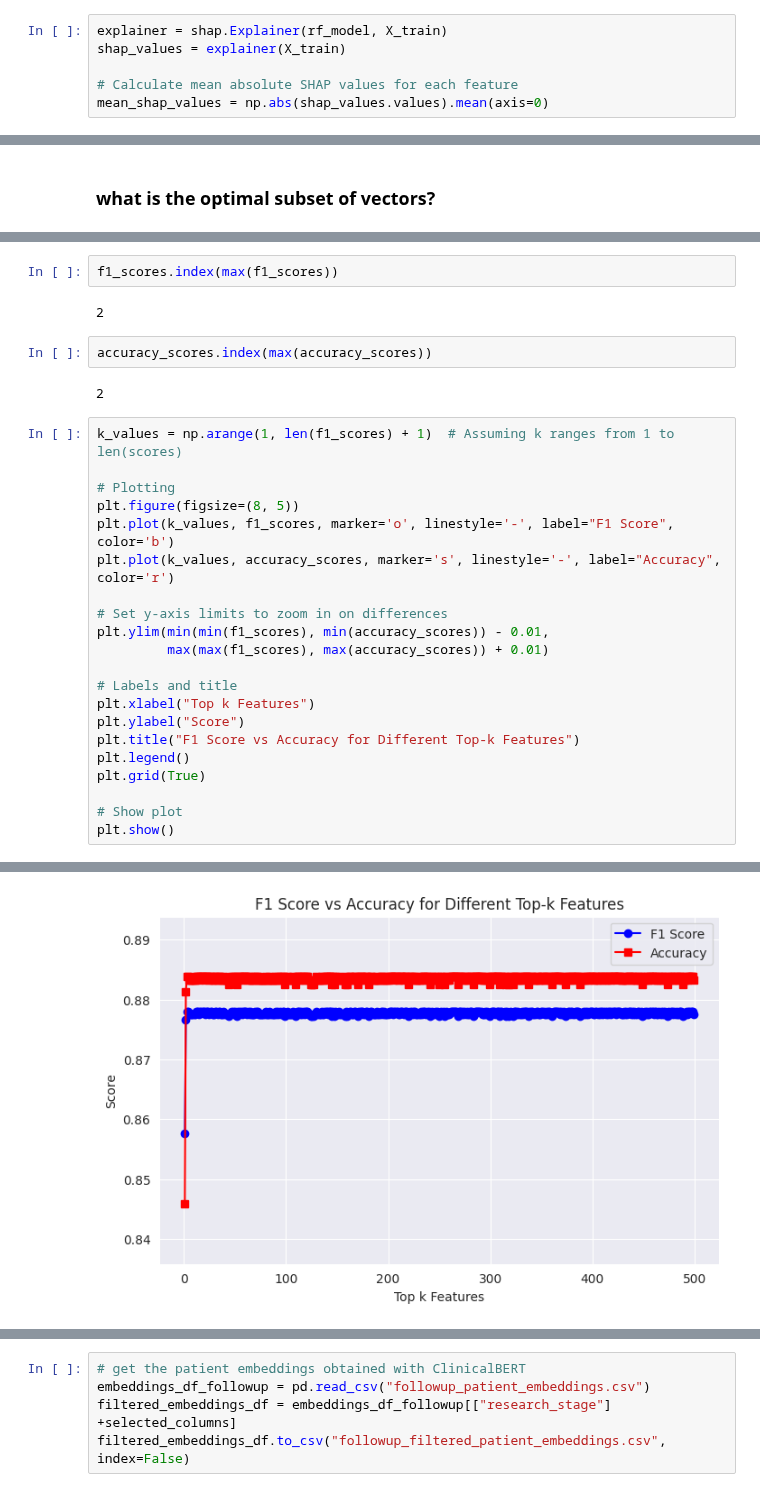
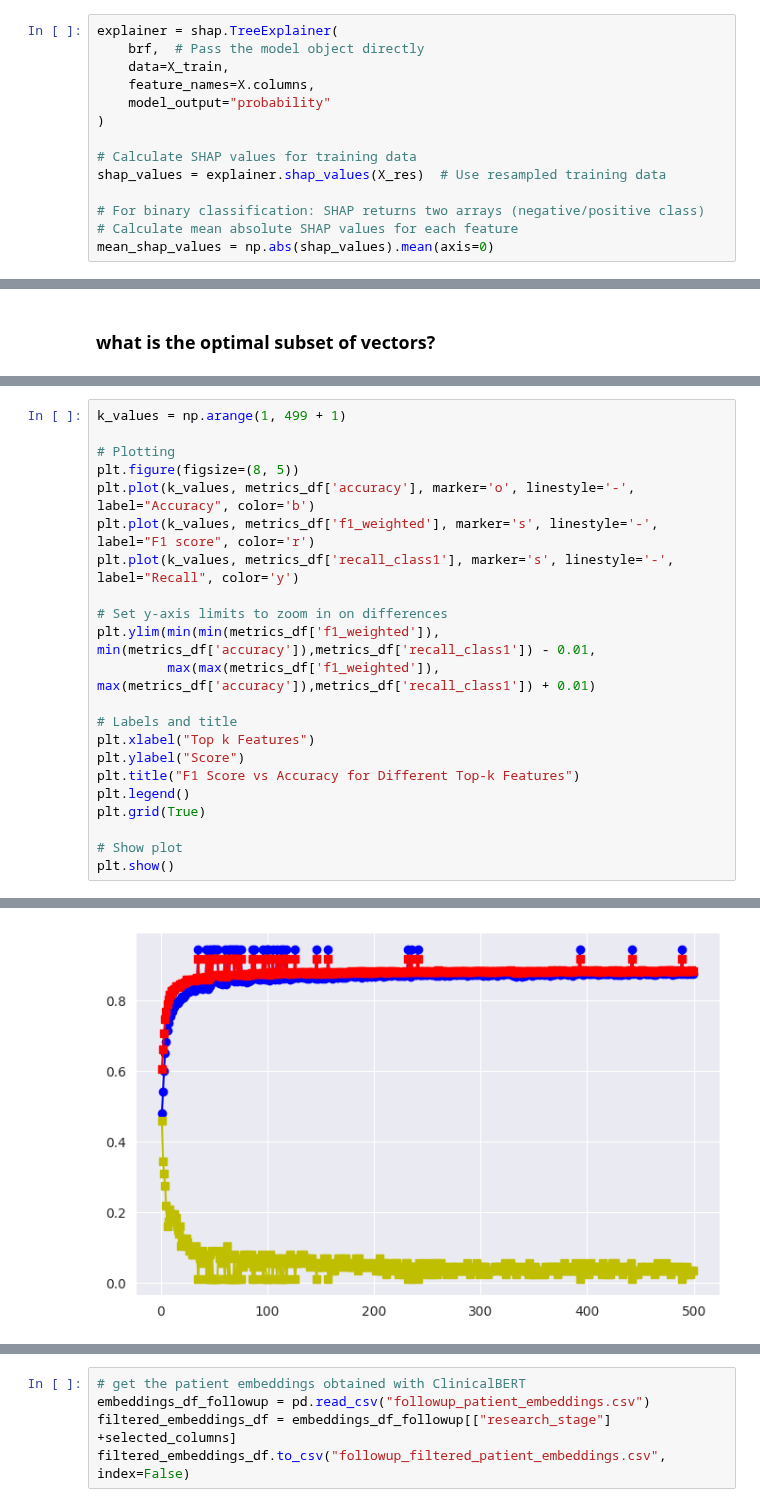
Before and after one commit to gavrielhan/MSc_Thesis, a Jupyter notebook: mk_eval_p_embeddings.ipynb, the cells around one changed output, grey strips where cells are left out. Cells and saved outputs as stored; diff of their text form.

```diff
--- a/mk_eval_p_embeddings.ipynb
+++ b/mk_eval_p_embeddings.ipynb
@@ -540,6 +609,14 @@ weighted avg       0.87      0.88      0.88      1550
 # %%
-explainer = shap.Explainer(rf_model, X_train)
-shap_values = explainer(X_train)
+explainer = shap.TreeExplainer(
+    brf,  # Pass the model object directly
+    data=X_train,
+    feature_names=X.columns,
+    model_output="probability"
+)
 
+# Calculate SHAP values for training data
+shap_values = explainer.shap_values(X_res)  # Use resampled training data
+
+# For binary classification: SHAP returns two arrays (negative/positive class)
 # Calculate mean absolute SHAP values for each feature
-mean_shap_values = np.abs(shap_values.values).mean(axis=0)
+mean_shap_values = np.abs(shap_values).mean(axis=0)
@@ -610,22 +760,15 @@ for k in tqdm(range(1, 500), desc="Evaluating top-k features", unit="k"):
-# %%
-f1_scores.index(max(f1_scores))
-# %% [output]
-2
-# %%
-accuracy_scores.index(max(accuracy_scores))
-# %% [output]
-2
 # %%
-k_values = np.arange(1, len(f1_scores) + 1)  # Assuming k ranges from 1 to len(scores)
+k_values = np.arange(1, 499 + 1)
 
 # Plotting
 plt.figure(figsize=(8, 5))
-plt.plot(k_values, f1_scores, marker='o', linestyle='-', label="F1 Score", color='b')
-plt.plot(k_values, accuracy_scores, marker='s', linestyle='-', label="Accuracy", color='r')
+plt.plot(k_values, metrics_df['accuracy'], marker='o', linestyle='-', label="Accuracy", color='b')
+plt.plot(k_values, metrics_df['f1_weighted'], marker='s', linestyle='-', label="F1 score", color='r')
+plt.plot(k_values, metrics_df['recall_class1'], marker='s', linestyle='-', label="Recall", color='y')
 
 # Set y-axis limits to zoom in on differences
-plt.ylim(min(min(f1_scores), min(accuracy_scores)) - 0.01,
-         max(max(f1_scores), max(accuracy_scores)) + 0.01)
+plt.ylim(min(min(metrics_df['f1_weighted']), min(metrics_df['accuracy']),metrics_df['recall_class1']) - 0.01,
+         max(max(metrics_df['f1_weighted']), max(metrics_df['accuracy']),metrics_df['recall_class1']) + 0.01)
 
 # Labels and title
 plt.xlabel("Top k Features")
@@ -640 +784 @@ plt.show()
-[figure, old version]
+[figure, new version]
```
Also changed, not shown: parts of 20 cells of this notebook, 2 other files.
